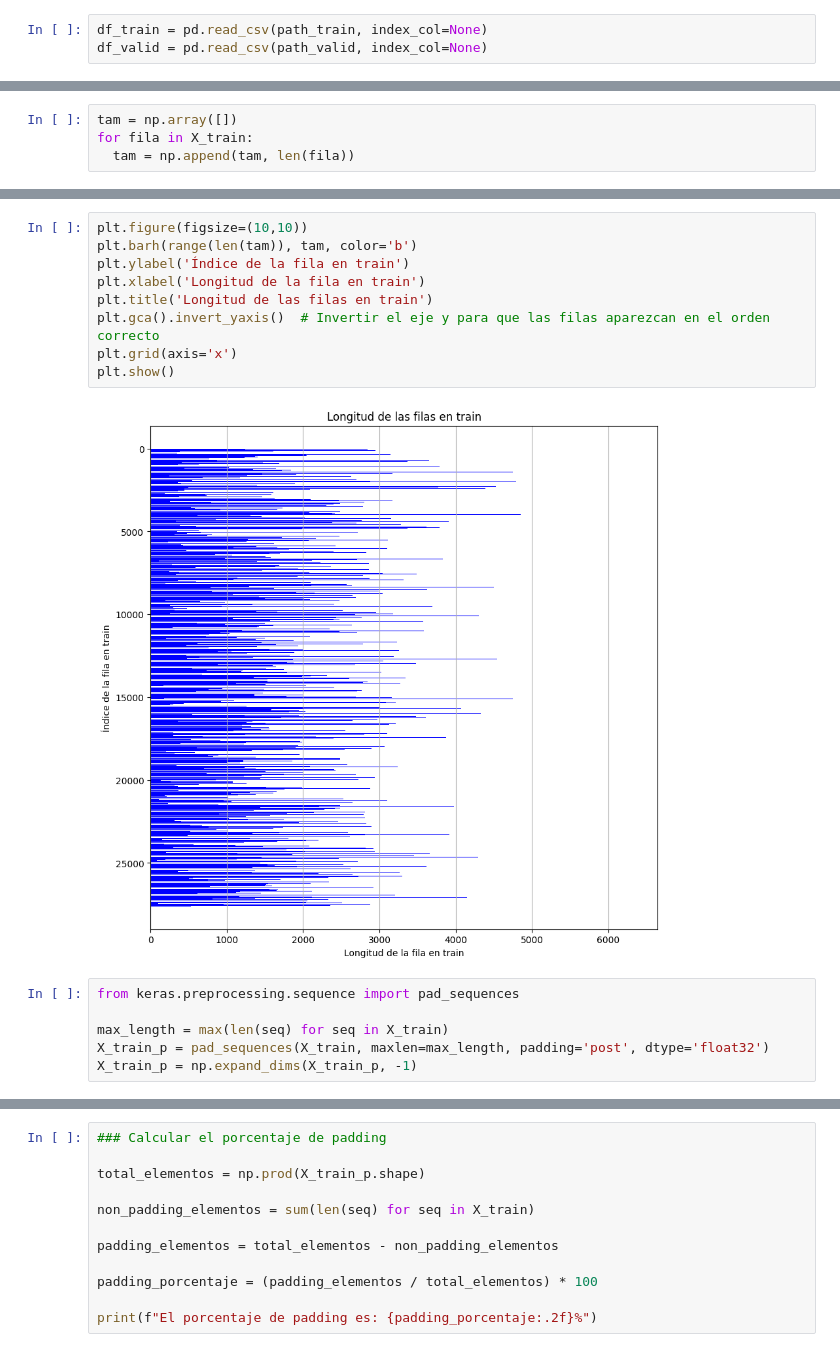
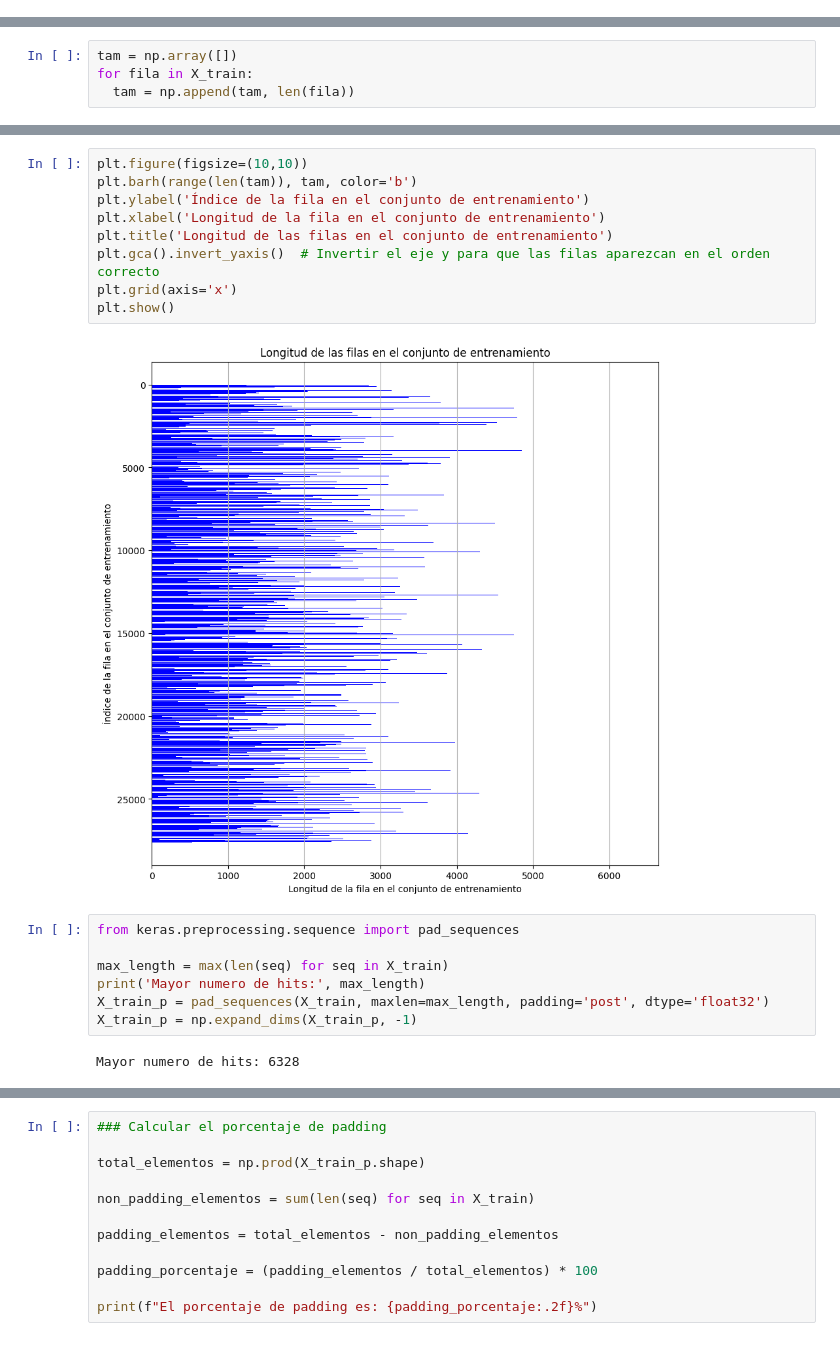
Before and after one commit to ruben-niwe/TFG, a Jupyter notebook: codigos/DL.ipynb, the cells around one changed output, grey strips where cells are left out. Saved outputs shown, nothing was run; the diff lists cells and outputs as text.

```diff
--- a/codigos/DL.ipynb
+++ b/codigos/DL.ipynb
@@ -61,6 +61,3 @@ def filtrado_datos_variable(df):
                 labels.append(1)
 
     return kaones, np.array(labels)
-# %%
-df_train = pd.read_csv(path_train, index_col=None)
-df_valid = pd.read_csv(path_valid, index_col=None)
@@ -90,17 +117,20 @@ plt.show()
 # %%
 plt.figure(figsize=(10,10))
 plt.barh(range(len(tam)), tam, color='b')
-plt.ylabel('Índice de la fila en train')
-plt.xlabel('Longitud de la fila en train')
-plt.title('Longitud de las filas en train')
+plt.ylabel('Índice de la fila en el conjunto de entrenamiento')
+plt.xlabel('Longitud de la fila en el conjunto de entrenamiento')
+plt.title('Longitud de las filas en el conjunto de entrenamiento')
 plt.gca().invert_yaxis()  # Invertir el eje y para que las filas aparezcan en el orden correcto
 plt.grid(axis='x')
 plt.show()
 # %% [output]
-[figure, old version]
+[figure, new version]
 # %%
 from keras.preprocessing.sequence import pad_sequences
 
 max_length = max(len(seq) for seq in X_train)
+print('Mayor numero de hits:', max_length)
 X_train_p = pad_sequences(X_train, maxlen=max_length, padding='post', dtype='float32')
 X_train_p = np.expand_dims(X_train_p, -1)
+# %% [output]
+Mayor numero de hits: 6328
```
Also changed, not shown: parts of 47 cells of this notebook, 5 other files.
